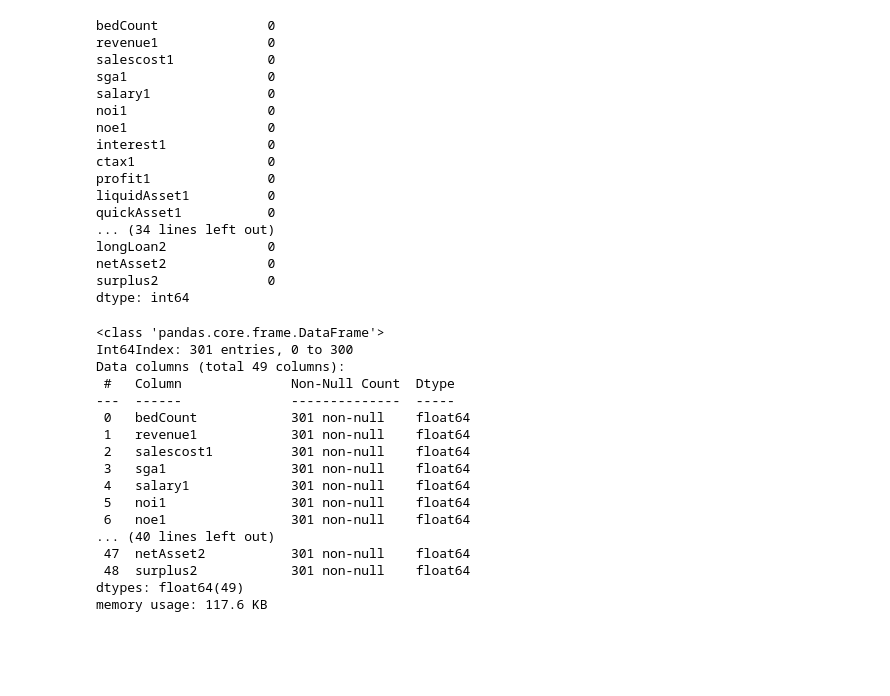
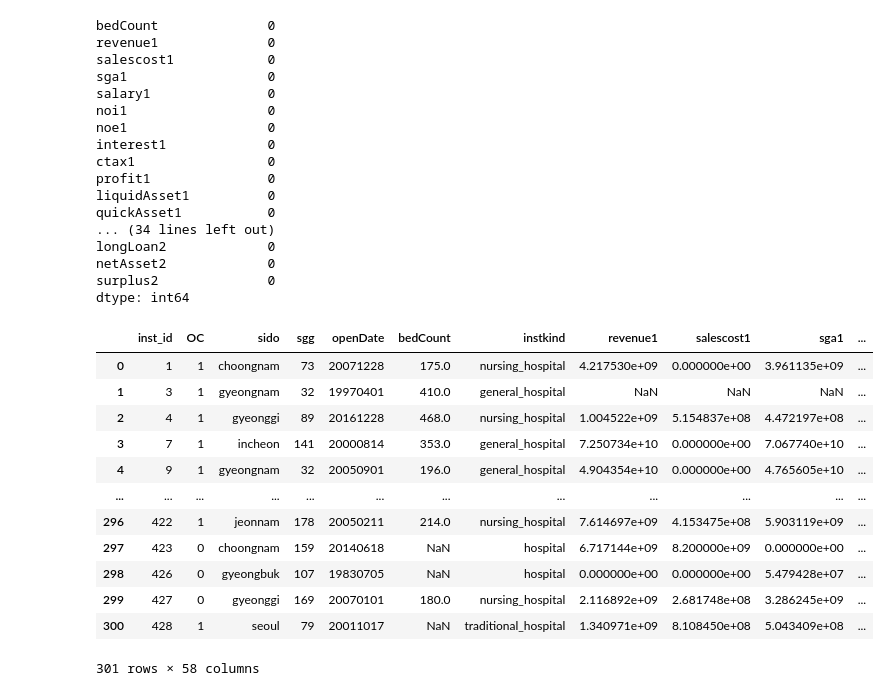
Before and after one commit to hhh6593/Dacon, a Jupyter notebook: Dacon_project_notebook.ipynb, the cells around one changed output. Saved outputs shown, nothing was run; the diff lists cells and outputs as text; code cells hidden in the pictures; blank space fills up the shorter version.

```diff
--- a/Dacon_project_notebook.ipynb
+++ b/Dacon_project_notebook.ipynb
@@ -194,26 +196,24 @@ longLoan2             0
 netAsset2             0
 surplus2              0
 dtype: int64
-# %%
-train2.info()
-# %% [output]
-<class 'pandas.core.frame.DataFrame'>
-Int64Index: 301 entries, 0 to 300
-Data columns (total 49 columns):
- #   Column              Non-Null Count  Dtype
----  ------              --------------  -----
- 0   bedCount            301 non-null    float64
- 1   revenue1            301 non-null    float64
- 2   salescost1          301 non-null    float64
- 3   sga1                301 non-null    float64
- 4   salary1             301 non-null    float64
- 5   noi1                301 non-null    float64
- 6   noe1                301 non-null    float64
-... (40 lines left out)
- 47  netAsset2           301 non-null    float64
- 48  surplus2            301 non-null    float64
-dtypes: float64(49)
-memory usage: 117.6 KB
+# %%
+le=LabelEncoder()
+train['OC']=le.fit_transform(train['OC'])
+train
+# %% [output]
+|  | inst_id | OC | sido | sgg | openDate | bedCount | instkind | revenue1 | salescost1 | sga1 | ... |
+| 0 | 1 | 1 | choongnam | 73 | 20071228 | 175.0 | nursing_hospital | 4.217530e+09 | 0.000000e+00 | 3.961135e+09 | ... |
+| 1 | 3 | 1 | gyeongnam | 32 | 19970401 | 410.0 | general_hospital | NaN | NaN | NaN | ... |
+| 2 | 4 | 1 | gyeonggi | 89 | 20161228 | 468.0 | nursing_hospital | 1.004522e+09 | 5.154837e+08 | 4.472197e+08 | ... |
+| 3 | 7 | 1 | incheon | 141 | 20000814 | 353.0 | general_hospital | 7.250734e+10 | 0.000000e+00 | 7.067740e+10 | ... |
+| 4 | 9 | 1 | gyeongnam | 32 | 20050901 | 196.0 | general_hospital | 4.904354e+10 | 0.000000e+00 | 4.765605e+10 | ... |
+| ... | ... | ... | ... | ... | ... | ... | ... | ... | ... | ... | ... |
+| 296 | 422 | 1 | jeonnam | 178 | 20050211 | 214.0 | nursing_hospital | 7.614697e+09 | 4.153475e+08 | 5.903119e+09 | ... |
+| 297 | 423 | 0 | choongnam | 159 | 20140618 | NaN | hospital | 6.717144e+09 | 8.200000e+09 | 0.000000e+00 | ... |
+| 298 | 426 | 0 | gyeongbuk | 107 | 19830705 | NaN | hospital | 0.000000e+00 | 0.000000e+00 | 5.479428e+07 | ... |
+| 299 | 427 | 0 | gyeonggi | 169 | 20070101 | 180.0 | nursing_hospital | 2.116892e+09 | 2.681748e+08 | 3.286245e+09 | ... |
+| 300 | 428 | 1 | seoul | 79 | 20011017 | NaN | traditional_hospital | 1.340971e+09 | 8.108450e+08 | 5.043409e+08 | ... |
+301 rows × 58 columns
 # %%
 from sklearn.ensemble import RandomForestClassifier
 rf=RandomForestClassifier(n_jobs=-1)
```
Also changed, not shown: parts of 7 cells of this notebook.
